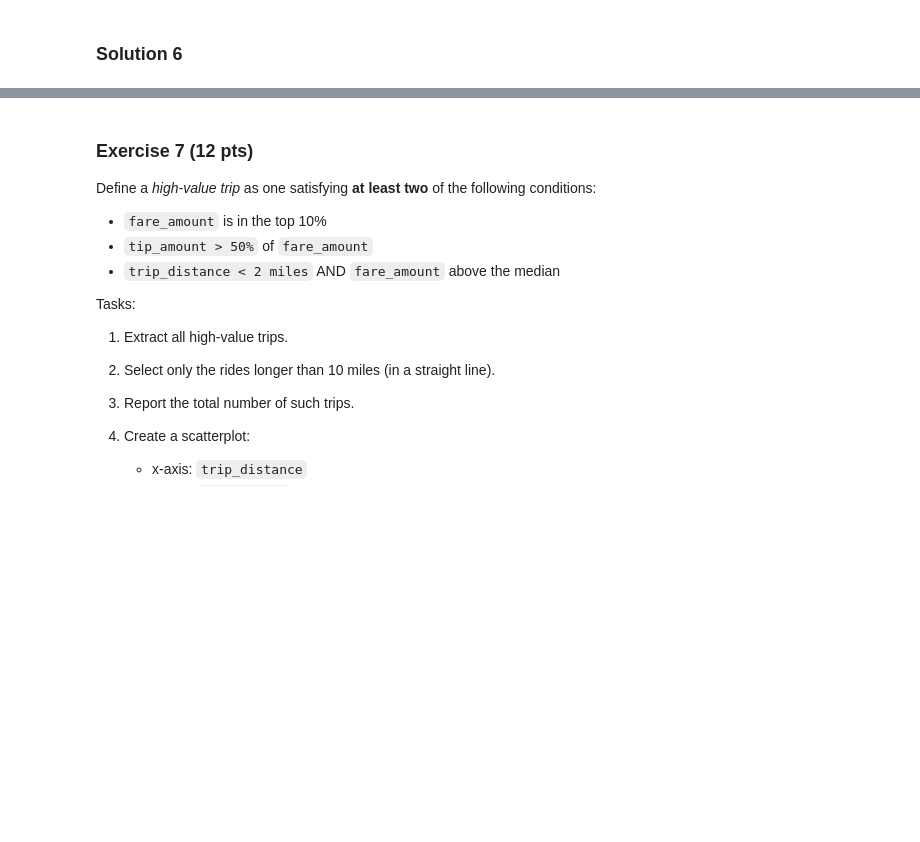
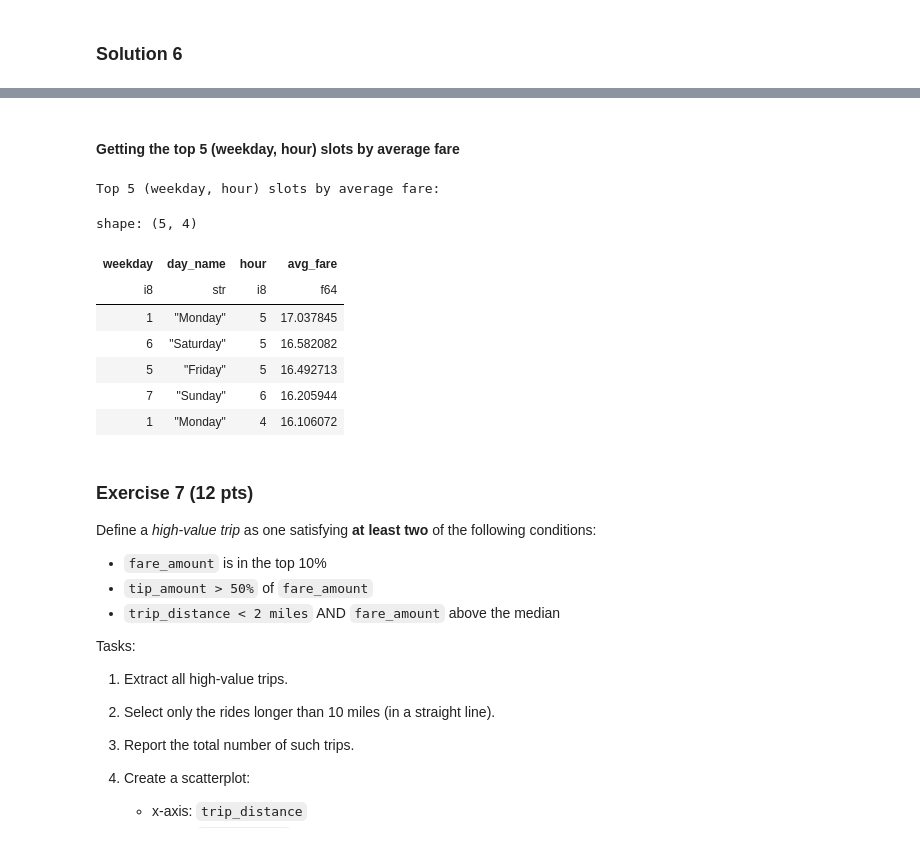
Before and after one commit to alegue4/VisualAnalytics_Assignment3, a Jupyter notebook: GuerrisiAlessandro_Assignment3.ipynb, the cells around one changed output, grey strips where cells are left out. Saved outputs shown, nothing was run; the diff lists cells and outputs as text; code cells hidden in the pictures; blank space fills up the shorter version.

```diff
--- a/GuerrisiAlessandro_Assignment3.ipynb
+++ b/GuerrisiAlessandro_Assignment3.ipynb
@@ -900,3 +1099,38 @@ Analyze temporal patterns in taxi demand:
+# %% [markdown]
+#### Getting the top 5 (weekday, hour) slots by average fare
+# %%
+# To find the top 5 (weekday, hour) slots with the highest average fare, I sort the temporal_df
+# DataFrame by avg_fare in descending order and take the first 5 rows.
+top5_df = (
+    temporal_df
+    .sort("avg_fare", descending=True)
+    .head(5)
+    .with_columns(
+        pl.when(pl.col("weekday") == 1).then(pl.lit("Monday"))
+        .when(pl.col("weekday") == 2).then(pl.lit("Tuesday"))
+        .when(pl.col("weekday") == 3).then(pl.lit("Wednesday"))
+        .when(pl.col("weekday") == 4).then(pl.lit("Thursday"))
+        .when(pl.col("weekday") == 5).then(pl.lit("Friday"))
+        .when(pl.col("weekday") == 6).then(pl.lit("Saturday"))
+        .otherwise(pl.lit("Sunday"))
+        .alias("day_name")
+    )
+    # Reorder columns so day_name appears next to the numeric weekday
+    .select(["weekday", "day_name", "hour", "avg_fare"])
+)
+
+print("\nTop 5 (weekday, hour) slots by average fare:")
+display(top5_df)
+# %% [output]
+Top 5 (weekday, hour) slots by average fare:
+shape: (5, 4)
+| weekday | day_name | hour | avg_fare |
+| i8 | str | i8 | f64 |
+| 1 | "Monday" | 5 | 17.037845 |
+| 6 | "Saturday" | 5 | 16.582082 |
+| 5 | "Friday" | 5 | 16.492713 |
+| 7 | "Sunday" | 6 | 16.205944 |
+| 1 | "Monday" | 4 | 16.106072 |
 # %% [markdown]
 ### Exercise 7 (12 pts)
 
```
Also changed, not shown: parts of 8 cells of this notebook, 2 other files.
